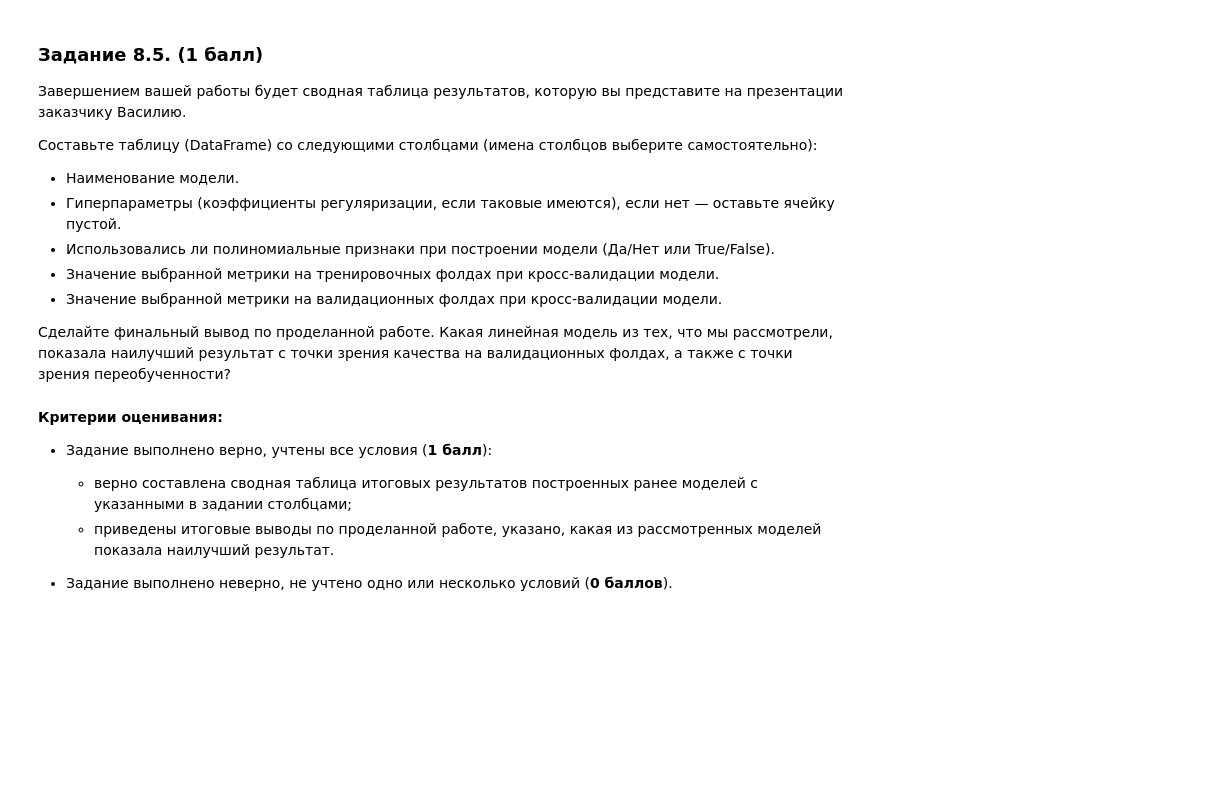
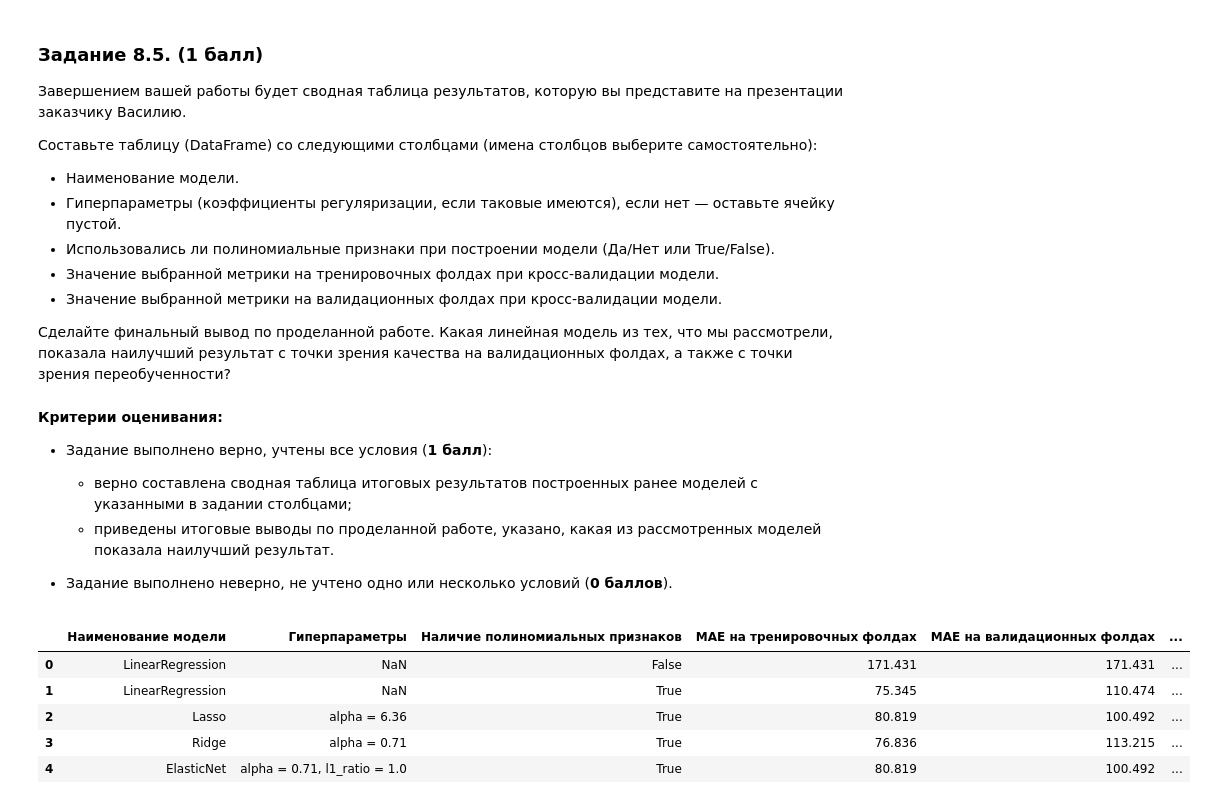
Before and after one commit to ret4ed/Sf_DS_game_1, a Jupyter notebook: Skillfactory/MATH&ML-2_Линейная алгебра в контексте линейных методов_Часть 2/MATH&ML-2_Практика.ipynb, the cells around one changed output. Drawn from its saved outputs; the diff is of its cells as text; code cells hidden in the pictures; blank space fills up the shorter version.

```diff
--- a/Skillfactory/MATH&ML-2_Линейная алгебра в контексте линейных методов_Часть 2/MATH&ML-2_Практика.ipynb
+++ b/Skillfactory/MATH&ML-2_Линейная алгебра в контексте линейных методов_Часть 2/MATH&ML-2_Практика.ipynb
@@ -786,26 +791,29 @@ param_grid = {'alpha': np.linspace(0.1, 10),
               'l1_ratio': np.linspace(0, 1)}
 
 #Подбор гиперпараметров модели
-grid_search = GridSearchCV(
+grid_search_elastic = GridSearchCV(
     estimator=ElasticNet(max_iter=10000),
     param_grid=param_grid,
     cv=5,
     n_jobs=-1
 )
 
+grid_search_elastic.fit(X, y)
+alpha_elastic = round(grid_search_elastic.best_params_['alpha'],2)
+l1_ratio_elastic = round(grid_search_elastic.best_params_['l1_ratio'],2)
 
 # оцениваем качество модели на кросс-валидации, метрика — MAE
-cv_results = cross_validate(grid_search, X, y, scoring='neg_mean_absolute_error', cv=5, return_train_score=True)
+cv_results_elastic_MAE = cross_validate(grid_search_elastic, X, y, scoring='neg_mean_absolute_error', cv=5, return_train_score=True)
 print('\n')
-print('MAE на тренировочных фолдах: {:.3f} '.format(-cv_results['train_score'].mean()))
-print('MAE на валидационных фолдах: {:.3f} '.format(-cv_results['test_score'].mean()))
+print('MAE на тренировочных фолдах: {:.3f} '.format(-cv_results_elastic_MAE['train_score'].mean()))
+print('MAE на валидационных фолдах: {:.3f} '.format(-cv_results_elastic_MAE['test_score'].mean()))
 
 
 # оцениваем качество модели на кросс-валидации, метрика — MAPE
-cv_results = cross_validate(grid_search, X, y, scoring='neg_mean_absolute_percentage_error', cv=5, return_train_score=True)
+cv_results_elastic_MAPE = cross_validate(grid_search_elastic, X, y, scoring='neg_mean_absolute_percentage_error', cv=5, return_train_score=True)
 print('\n')
-print('MAPE на тренировочных фолдах: {:.2f} %'.format(-cv_results['train_score'].mean() * 100))
-print('MAPE на валидационных фолдах: {:.2f} %'.format(-cv_results['test_score'].mean() * 100))
+print('MAPE на тренировочных фолдах: {:.2f} %'.format(-cv_results_elastic_MAPE['train_score'].mean() * 100))
+print('MAPE на валидационных фолдах: {:.2f} %'.format(-cv_results_elastic_MAPE['test_score'].mean() * 100))
 # %% [output]
 MAE на тренировочных фолдах: 80.819
 MAE на валидационных фолдах: 100.492
@@ -852,5 +860,75 @@ MAPE на валидационных фолдах: 2.40 %
 - Задание выполнено неверно, не учтено одно или несколько условий (**0 баллов**).
 # %%
 # Ваш код здесь
+
+#Создаем данные по моделям
+
+models_data = [
+    {
+        'Наименование модели': 'LinearRegression',
+        'Гиперпараметры': np.nan,
+        'Наличие полиномиальных признаков': False,
+        'MAE на тренировочных фолдах': metrics.mean_absolute_error(y_clear, y_model_predict),
+        'MAE на валидационных фолдах': metrics.mean_absolute_error(y_clear, y_model_predict),
+        'MAPE на тренировочных фолдах, %': metrics.mean_absolute_percentage_error(y_clear, y_model_predict)*100,
+        'MAPE на валидационных фолдах, %': metrics.mean_absolute_percentage_error(y_clear, y_model_predict)*100
+    },
+    {
+        'Наименование модели': 'LinearRegression',
+        'Гиперпараметры': np.nan,
+        'Наличие полиномиальных признаков': True,
+        'MAE на тренировочных фолдах': -cv_results_lr_MAE['train_score'].mean(),
+        'MAE на валидационных фолдах': -cv_results_lr_MAE['test_score'].mean(),
+        'MAPE на тренировочных фолдах, %': -cv_results_lr_MAPE['train_score'].mean()*100,
+        'MAPE на валидационных фолдах, %': -cv_results_lr_MAPE['test_score'].mean()*100
+    },
+    {
+        'Наименование модели': 'Lasso',
+        'Гиперпараметры': f'alpha = {alpha_lasso}',
+        'Наличие полиномиальных признаков': True,
+        'MAE на тренировочных фолдах': -cv_results_lasso_MAE['train_score'].mean(),
+        'MAE на валидационных фолдах': -cv_results_lasso_MAE['test_score'].mean(),
+        'MAPE на тренировочных фолдах, %': -cv_results_lasso_MAPE['train_score'].mean()*100,
+        'MAPE на валидационных фолдах, %': -cv_results_lasso_MAPE['test_score'].mean()*100
+    },
+    {
+        'Наименование модели': 'Ridge',
+        'Гиперпараметры': f'alpha = {alpha_ridge}',
+        'Наличие полиномиальных признаков': True,
+        'MAE на тренировочных фолдах': -cv_results_ridge_MAE['train_score'].mean(),
+        'MAE на валидационных фолдах': -cv_results_ridge_MAE['test_score'].mean(),
+        'MAPE на тренировочных фолдах, %': -cv_results_ridge_MAPE['train_score'].mean()*100,
+        'MAPE на валидационных фолдах, %': -cv_results_ridge_MAPE['test_score'].mean()*100
+    },
+    {
+        'Наименование модели': 'ElasticNet',
+        'Гиперпараметры': f'alpha = {alpha_ridge}, l1_ratio = {l1_ratio_elastic}',
+        'Наличие полиномиальных признаков': True,
+        'MAE на тренировочных фолдах': -cv_results_elastic_MAE['train_score'].mean(),
+        'MAE на валидационных фолдах': -cv_results_elastic_MAE['test_score'].mean(),
+        'MAPE на тренировочных фолдах, %': -cv_results_elastic_MAPE['train_score'].mean()*100,
+        'MAPE на валидационных фолдах, %': -cv_results_elastic_MAPE['test_score'].mean()*100
+    }
+]
+
+#Создаем DataFrame
+df_summary = pd.DataFrame(models_data)
+
+#Округлим метрики
+df_summary[['MAE на тренировочных фолдах',
+            'MAE на валидационных фолдах']] = df_summary[['MAE на тренировочных фолдах',
+                                                          'MAE на валидационных фолдах']].round(3)
+df_summary[['MAPE на тренировочных фолдах, %',
+            'MAPE на валидационных фолдах, %']] = df_summary[['MAPE на тренировочных фолдах, %',
+                                                          'MAPE на валидационных фолдах, %']].round(2)
+
+display(df_summary)
+# %% [output]
+|  | Наименование модели | Гиперпараметры | Наличие полиномиальных признаков | MAE на тренировочных фолдах | MAE на валидационных фолдах | ... |
+| 0 | LinearRegression | NaN | False | 171.431 | 171.431 | ... |
+| 1 | LinearRegression | NaN | True | 75.345 | 110.474 | ... |
+| 2 | Lasso | alpha = 6.36 | True | 80.819 | 100.492 | ... |
+| 3 | Ridge | alpha = 0.71 | True | 76.836 | 113.215 | ... |
+| 4 | ElasticNet | alpha = 0.71, l1_ratio = 1.0 | True | 80.819 | 100.492 | ... |
 # %% [markdown]
 > *Ваши выводы здесь*
```
Also changed, not shown: parts of 4 cells of this notebook.
